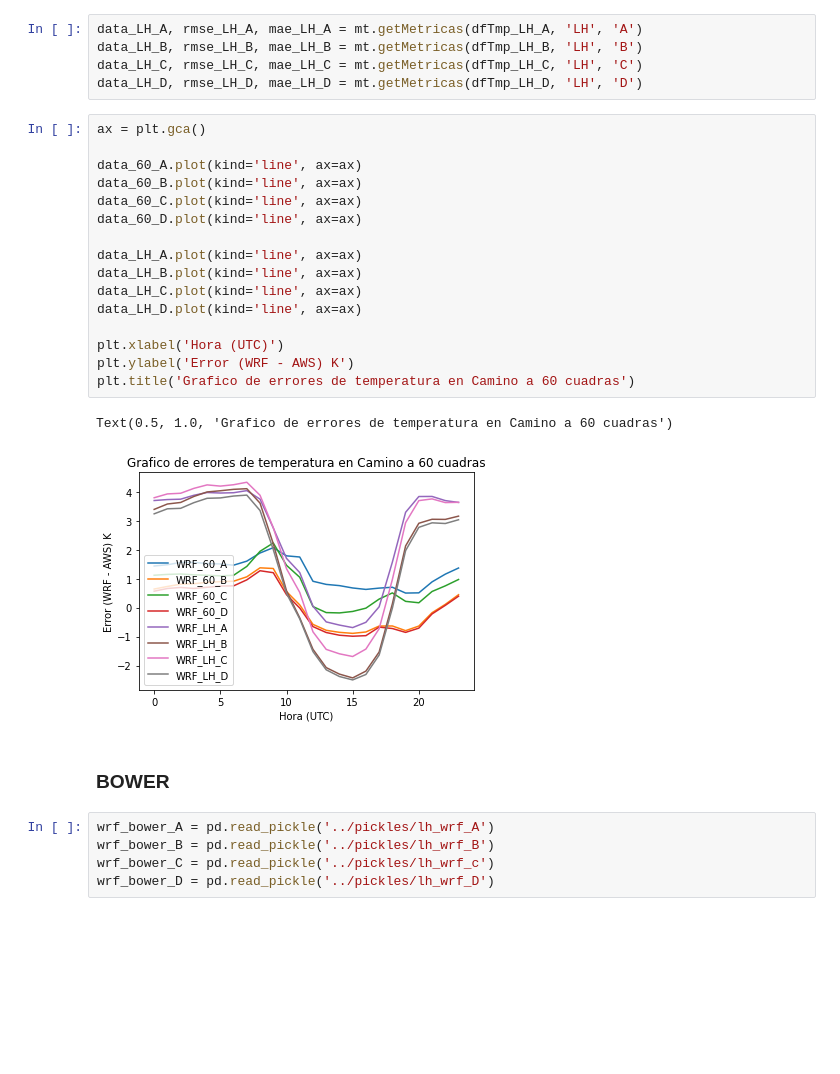
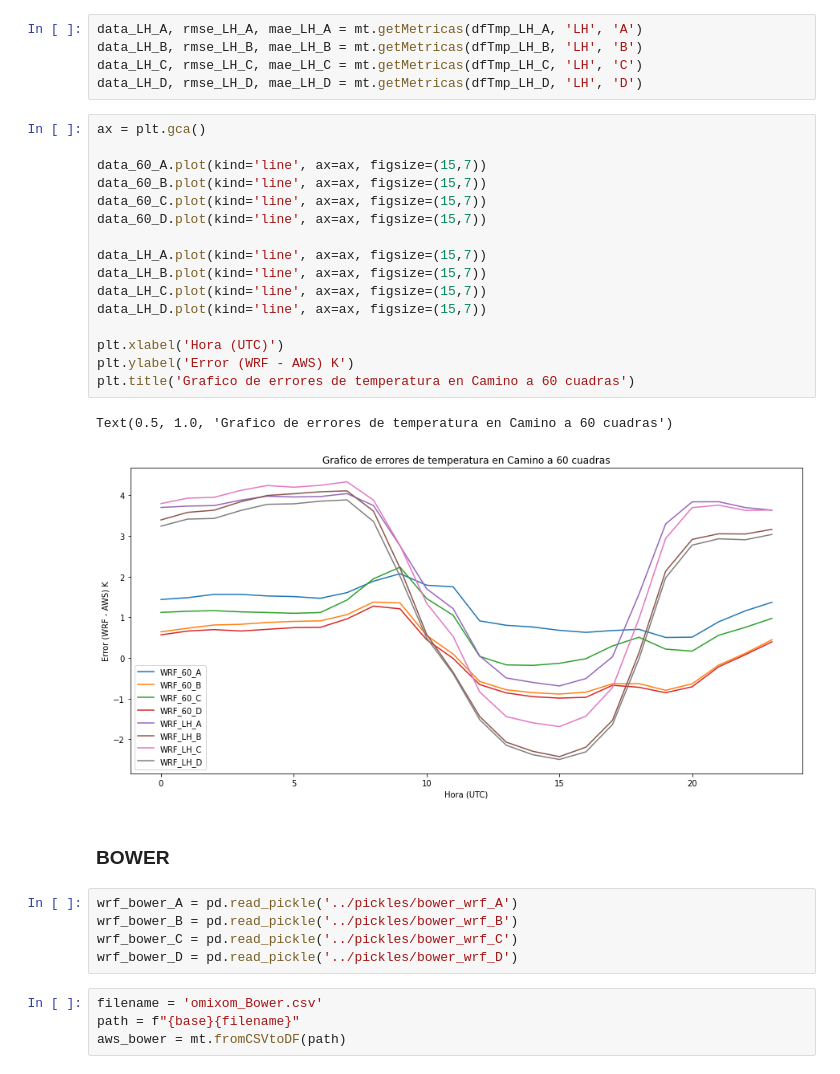
Before and after one commit to OHMC/Calibracion-Temperatura, a Jupyter notebook: notebooks/Comparaciones WRF Emas.ipynb, the cells around one changed output. Drawn from its saved outputs; the diff is of its cells as text; blank space fills up the shorter version.

```diff
--- a/notebooks/Comparaciones WRF Emas.ipynb
+++ b/notebooks/Comparaciones WRF Emas.ipynb
@@ -124,26 +103,30 @@ data_LH_D, rmse_LH_D, mae_LH_D = mt.getMetricas(dfTmp_LH_D, 'LH', 'D')
 # %%
 ax = plt.gca()
 
-data_60_A.plot(kind='line', ax=ax)
-data_60_B.plot(kind='line', ax=ax)
-data_60_C.plot(kind='line', ax=ax)
-data_60_D.plot(kind='line', ax=ax)
+data_60_A.plot(kind='line', ax=ax, figsize=(15,7))
+data_60_B.plot(kind='line', ax=ax, figsize=(15,7))
+data_60_C.plot(kind='line', ax=ax, figsize=(15,7))
+data_60_D.plot(kind='line', ax=ax, figsize=(15,7))
 
-data_LH_A.plot(kind='line', ax=ax)
-data_LH_B.plot(kind='line', ax=ax)
-data_LH_C.plot(kind='line', ax=ax)
-data_LH_D.plot(kind='line', ax=ax)
+data_LH_A.plot(kind='line', ax=ax, figsize=(15,7))
+data_LH_B.plot(kind='line', ax=ax, figsize=(15,7))
+data_LH_C.plot(kind='line', ax=ax, figsize=(15,7))
+data_LH_D.plot(kind='line', ax=ax, figsize=(15,7))
 
 plt.xlabel('Hora (UTC)')
 plt.ylabel('Error (WRF - AWS) K')
 plt.title('Grafico de errores de temperatura en Camino a 60 cuadras')
 # %% [output]
 Text(0.5, 1.0, 'Grafico de errores de temperatura en Camino a 60 cuadras')
-[figure, old version]
+[figure, new version]
 # %% [markdown]
 ### BOWER
 # %%
-wrf_bower_A = pd.read_pickle('../pickles/lh_wrf_A')
-wrf_bower_B = pd.read_pickle('../pickles/lh_wrf_B')
-wrf_bower_C = pd.read_pickle('../pickles/lh_wrf_c')
-wrf_bower_D = pd.read_pickle('../pickles/lh_wrf_D')
+wrf_bower_A = pd.read_pickle('../pickles/bower_wrf_A')
+wrf_bower_B = pd.read_pickle('../pickles/bower_wrf_B')
+wrf_bower_C = pd.read_pickle('../pickles/bower_wrf_C')
+wrf_bower_D = pd.read_pickle('../pickles/bower_wrf_D')
+# %%
+filename = 'omixom_Bower.csv'
+path = f"{base}{filename}"
+aws_bower = mt.fromCSVtoDF(path)
```
Also changed, not shown: parts of 7 cells of this notebook, 3 other files.
